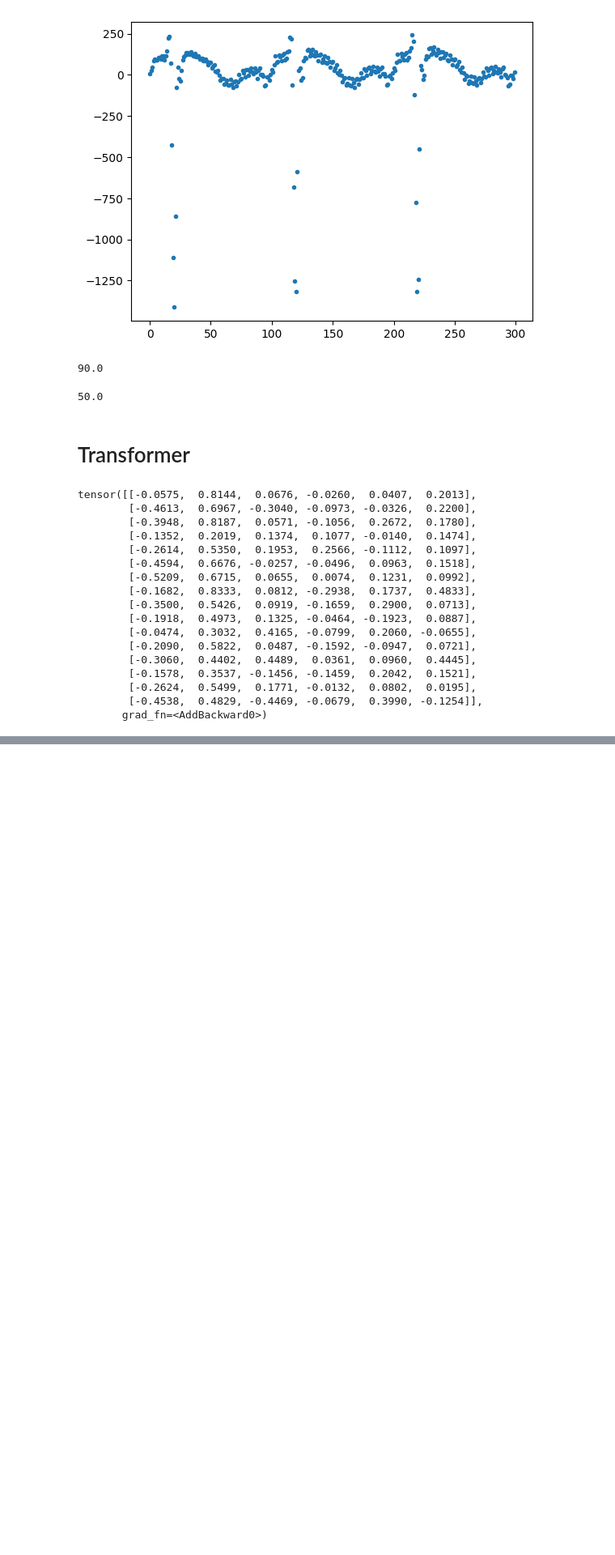
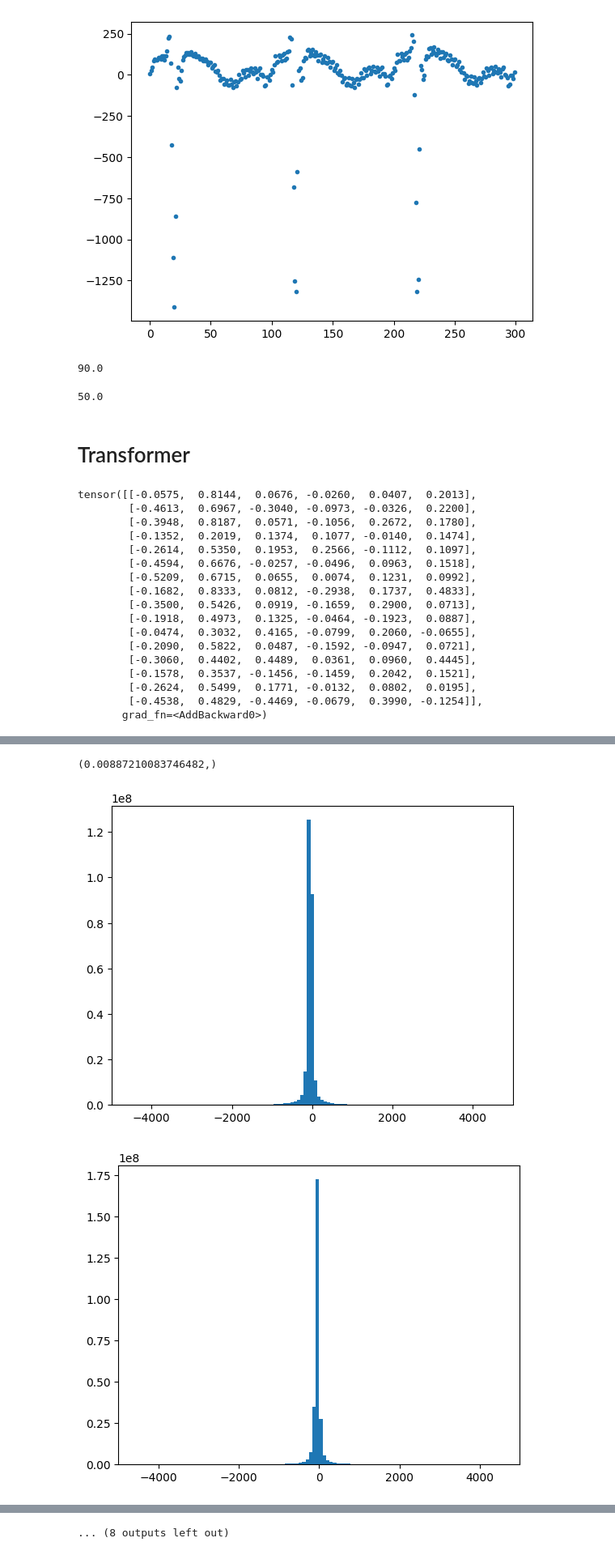
Before and after one commit to mkotyushev/hms, a Jupyter notebook: src/notebooks/eda.ipynb, the cells around one changed output, grey strips where cells are left out. Shown at 81% size. Cells and saved outputs as stored; diff of their text form; code cells hidden in the pictures; blank space fills up the shorter version.

```diff
--- a/src/notebooks/eda.ipynb
+++ b/src/notebooks/eda.ipynb
@@ -844,0 +921,11 @@ tensor([[-0.0575,  0.8144,  0.0676, -0.0260,  0.0407,  0.2013],
+# %%
+eeg_hist, eeg_bin_edges = build_hist(
+    dataset,
+    filepathes = [
+        dataset.eeg_dirpath / f'{eeg_id}.parquet'
+        for eeg_id in df_meta['eeg_id'].unique()
+    ],
+    bins = 1000,
+    range_ = np.stack([eeg_min, eeg_max]).T,
+    type_ = 'eeg'
+)
@@ -844,0 +940,6 @@ tensor([[-0.0575,  0.8144,  0.0676, -0.0260,  0.0407,  0.2013],
+# %%
+for i in range(len(eeg_bin_edges)):
+    print(
+        i,
+        eeg_hist[i][(eeg_bin_edges[i][:-1] > 5000) | (eeg_bin_edges[i][:-1] < -5000)].sum() / eeg_hist[i].sum(),
+    )
@@ -844,0 +967,16 @@ tensor([[-0.0575,  0.8144,  0.0676, -0.0260,  0.0407,  0.2013],
+# %%
+eeg_hist[3][(eeg_bin_edges[3][:-1] > 10000) | (eeg_bin_edges[3][:-1] < -10000)].sum() / eeg_hist[3].sum(),
+# %% [output]
+(0.00887210083746482,)
+# %%
+plt.close('all')
+for i in range(len(eeg_bin_edges)):
+    plt.figure()
+    plt.hist(eeg_bin_edges[i][:-1], weights=eeg_hist[i], bins=1000)
+    if i != 3:
+        plt.xlim((-5000, 5000))
+    else:
+        plt.xlim((-10000, 10000))
+# %% [output]
+[figure, added]
+[figure, added]
@@ -844,0 +993 @@ tensor([[-0.0575,  0.8144,  0.0676, -0.0260,  0.0407,  0.2013],
+... (8 outputs left out)
```
Also changed, not shown: parts of 47 cells of this notebook, 2 other files.
